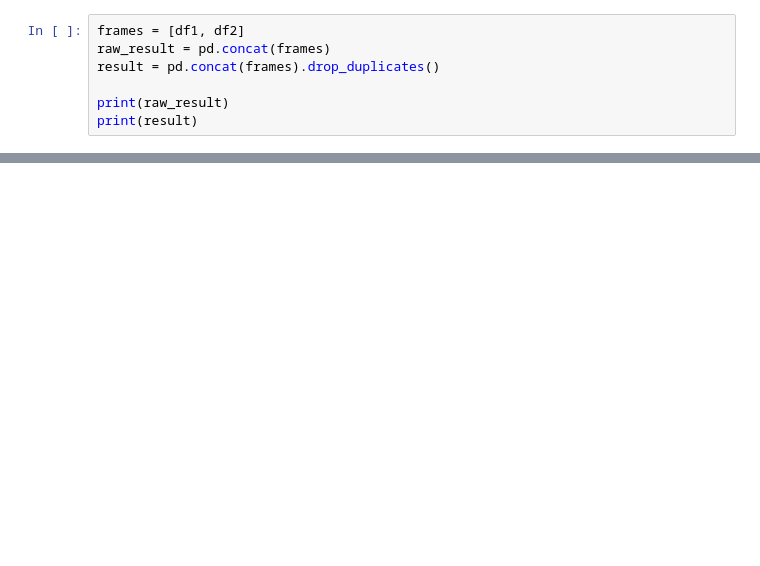
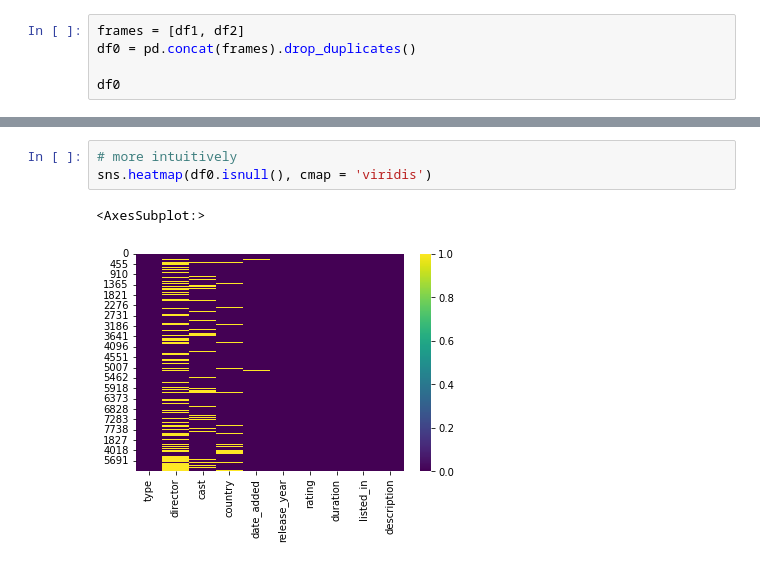
Before and after one commit to wry1205/Fall2023_Info574-wry1205, a Jupyter notebook: final project/final project.ipynb, the cells around one changed output, grey strips where cells are left out. Cells and saved outputs as stored; diff of their text form; blank space fills up the shorter version.

```diff
--- a/final project/final project.ipynb
+++ b/final project/final project.ipynb
@@ -52,9 +46,7 @@ df1 = df1.drop(columns = ['show_id', 'title'])
 df2 = df2.drop(columns = ['show_id', 'title'])
 # %%
 frames = [df1, df2]
-raw_result = pd.concat(frames)
-result = pd.concat(frames).drop_duplicates()
+df0 = pd.concat(frames).drop_duplicates()
 
-print(raw_result)
-print(result)
+df0
 # %% [output]
@@ -77,0 +83,6 @@ print(result)
+# %%
+# more intuitively
+sns.heatmap(df0.isnull(), cmap = 'viridis')
+# %% [output]
+<AxesSubplot:>
+[figure, added]
```
Also changed, not shown: parts of 12 cells of this notebook, 1 other file.
